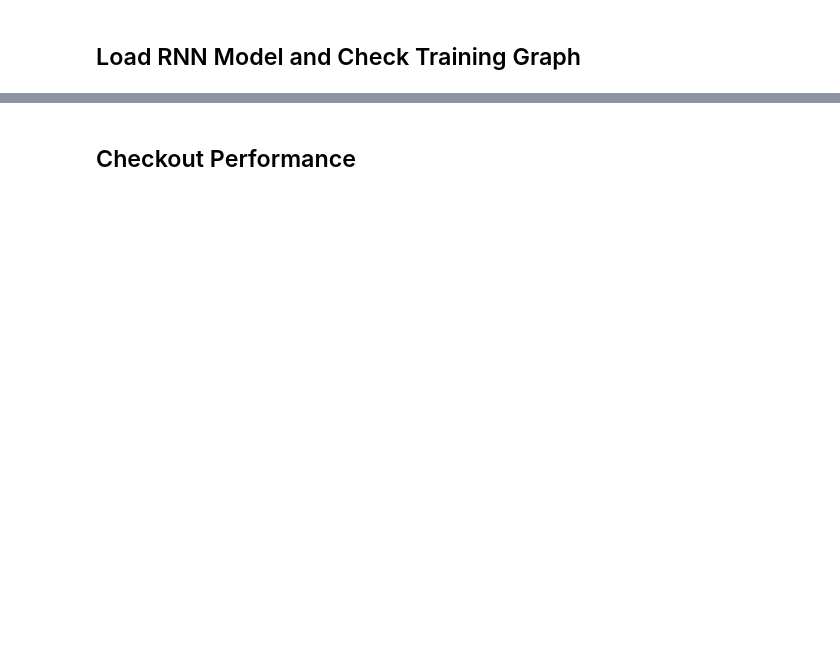
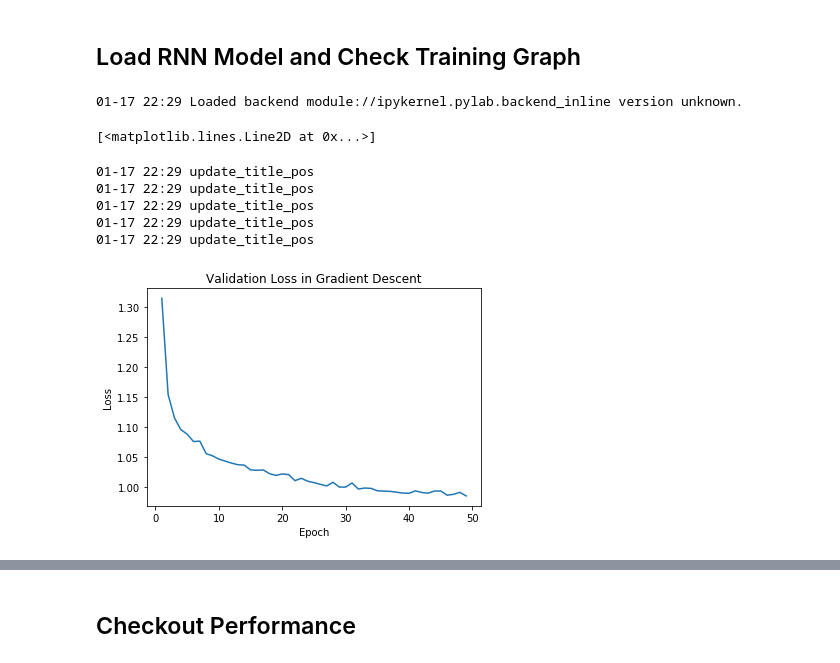
Before and after one commit to q0115643/arithmetic-hash, a Jupyter notebook: Untitled.ipynb, the cells around one changed output, grey strips where cells are left out. Saved outputs shown, nothing was run; the diff lists cells and outputs as text; code cells hidden in the pictures; blank space fills up the shorter version.

Commit message:
started coca-version, no regard of token freq

```diff
--- a/Untitled.ipynb
+++ b/Untitled.ipynb
@@ -1,21 +1,37 @@
+# %%
+corpus = 'brown'
+epoch_print_cycle = 50
+num_node = 500
+y_limit = 500
+markov_order = 3
 # %% [markdown]
 ## Load RNN Model and Check Training Graph
 # %%
 import torch
 %matplotlib inline
 import matplotlib.pyplot as plt
-model_path = './data/checkpoint/rnn3.pkl'
-iter_print_cycle = 50
+model_path = './data/checkpoint/' + corpus + '/rnn.pkl'
 state = torch.load(model_path)
 eval_loss_record = state['eval_loss_record']
 train_loss_record = state['train_loss_record']
+epoch_print_cycle = state['epoch_print_cycle']
+# %% [output]
+01-17 22:29 Loaded backend module://ipykernel.pylab.backend_inline version unknown.
 # %%
 plt.figure()
 plt.title("Validation Loss in Gradient Descent")
-eval_loss_xrange = [(i+1)*iter_print_cycle for i in list(range(len(eval_loss_record)))]
-plt.xlabel("Iteration")
+eval_loss_xrange = [(i+1)*epoch_print_cycle for i in list(range(len(eval_loss_record)))]
+plt.xlabel("Epoch")
 plt.ylabel("Loss")
 plt.plot(eval_loss_xrange, eval_loss_record)
+# %% [output]
+[<matplotlib.lines.Line2D at 0x...>]
+01-17 22:29 update_title_pos
+01-17 22:29 update_title_pos
+01-17 22:29 update_title_pos
+01-17 22:29 update_title_pos
+01-17 22:29 update_title_pos
+[figure, added]
 # %%
 plt.figure()
 plt.title("Training Batch Loss in Gradient Descent")
```
Also changed, not shown: parts of 19 cells of this notebook, 20 other files.
